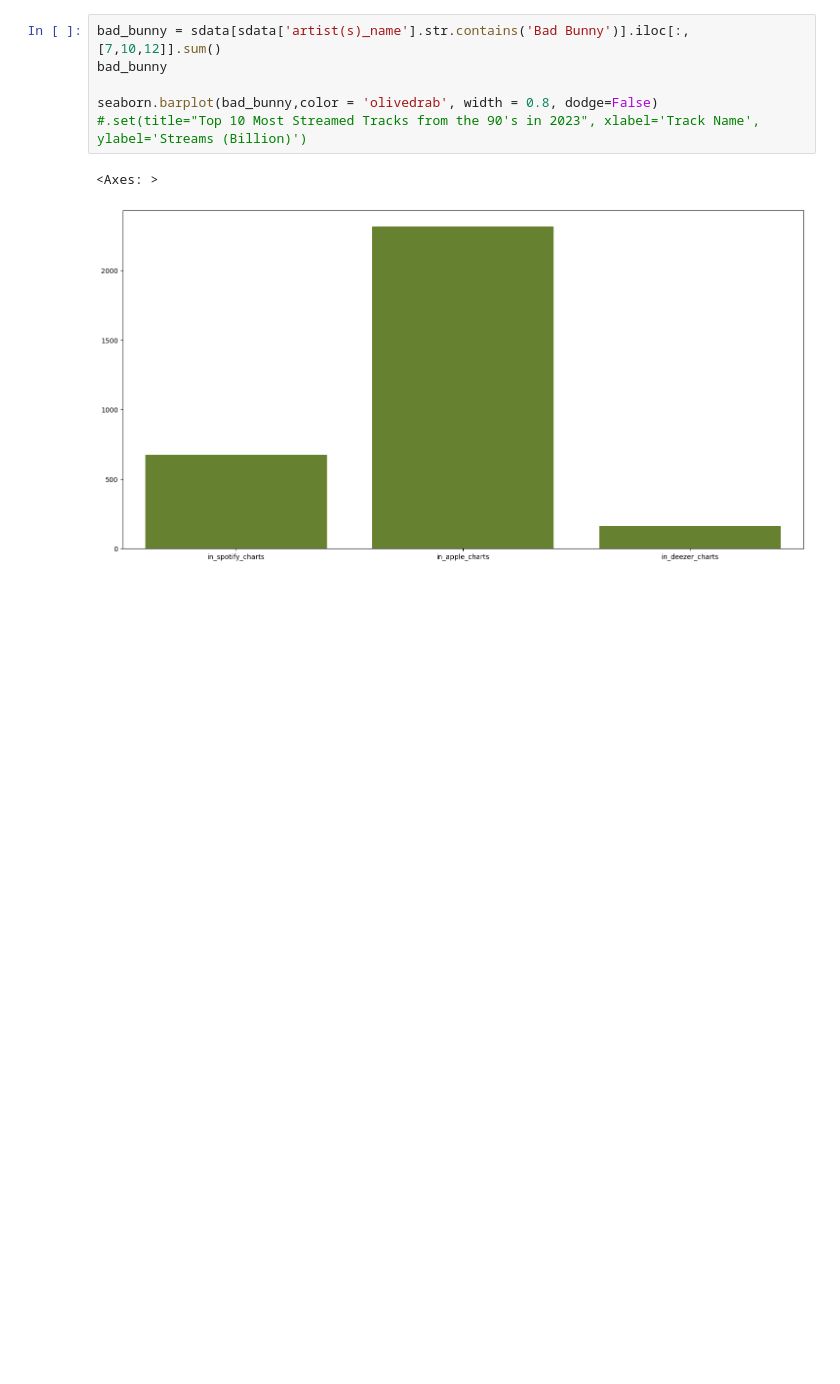
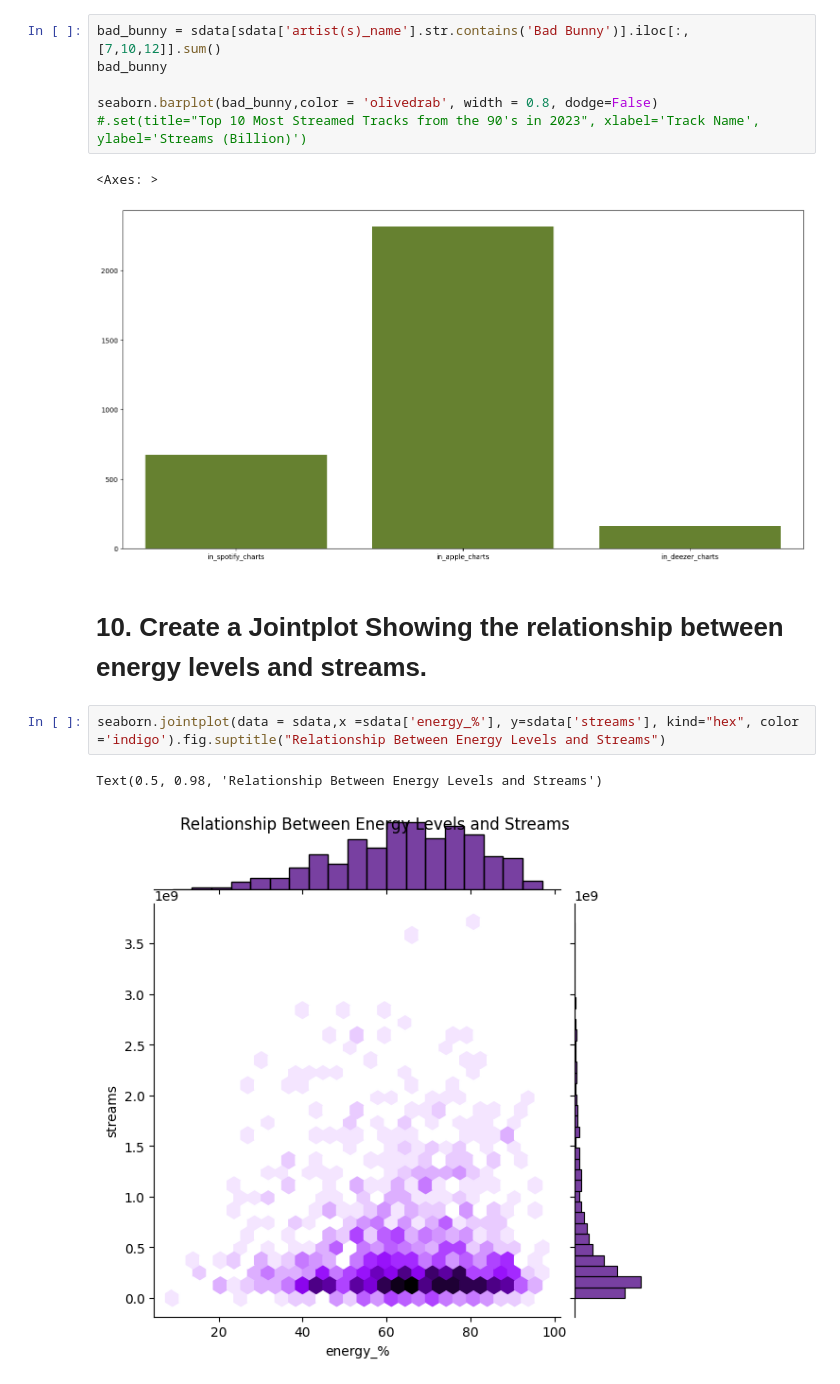
Before and after one commit to HeyItzKevz/HTH-2023-Spotify-Data-Analysis, a Jupyter notebook: 2023 Spotify Data Analysis.ipynb, the cells around one changed output. Drawn from its saved outputs; the diff is of its cells as text; blank space fills up the shorter version.

```diff
--- a/2023 Spotify Data Analysis.ipynb
+++ b/2023 Spotify Data Analysis.ipynb
@@ -152,3 +152,10 @@ seaborn.barplot(bad_bunny,color = 'olivedrab', width = 0.8, dodge=False)
 # %% [output]
 <Axes: >
 [figure]
+# %% [markdown]
+# 10. Create a Jointplot Showing the relationship between energy levels and streams.
+# %%
+seaborn.jointplot(data = sdata,x =sdata['energy_%'], y=sdata['streams'], kind="hex", color ='indigo').fig.suptitle("Relationship Between Energy Levels and Streams")
+# %% [output]
+Text(0.5, 0.98, 'Relationship Between Energy Levels and Streams')
+[figure, added]
```
Also changed, not shown: 1 other file.
